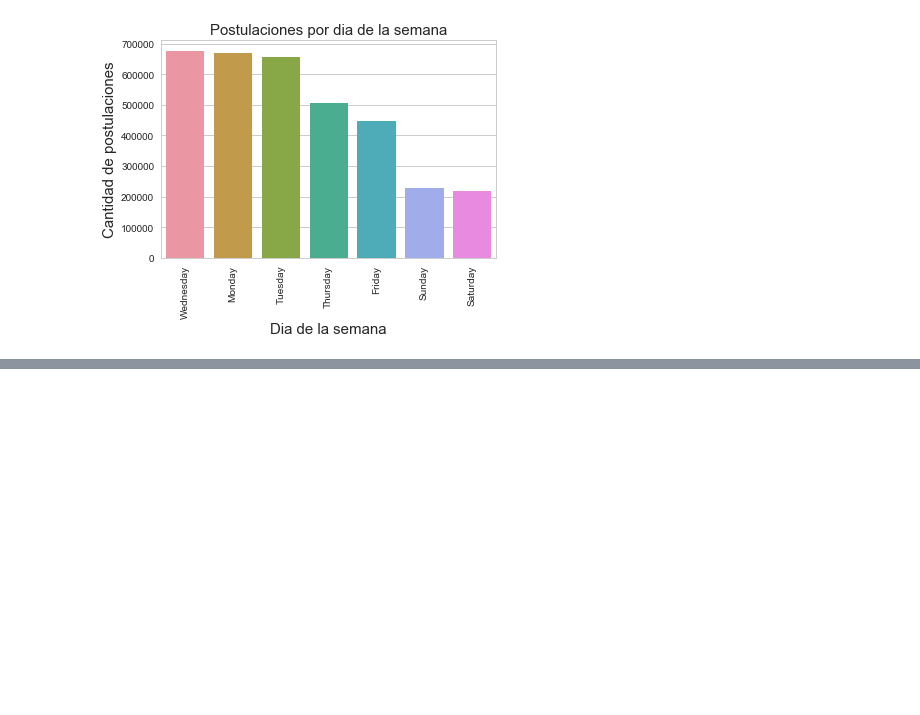
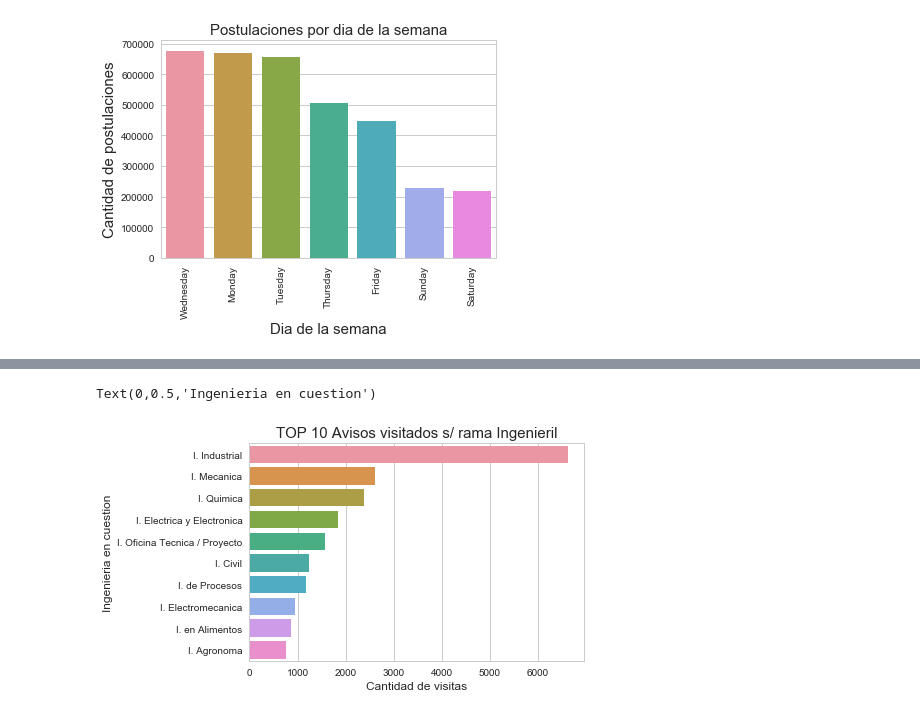
Before and after one commit to silvestriandres/BackUP, a Jupyter notebook: TrabajoPractico01_Analisis.ipynb, the cells around one changed output, grey strips where cells are left out. Cells and saved outputs as stored; diff of their text form; code cells hidden in the pictures; blank space fills up the shorter version.

```diff
--- a/TrabajoPractico01_Analisis.ipynb
+++ b/TrabajoPractico01_Analisis.ipynb
@@ -798,0 +846,2 @@ Text(0.5,1,'Postulaciones por dia de la semana')
+# %%
+vistas_avisos_completas = vistas_avisos.merge(avisos_detalle,left_on='idAviso', right_on='idaviso',how='left')
@@ -798,0 +878,22 @@ Text(0.5,1,'Postulaciones por dia de la semana')
+# %%
+vistas_avisos_completas.loc[vistas_avisos_completas.nombre_area == 'Ingeniería  Eléctrica y Electrónica', 'nombre_area'] = 'Ingeniería Eléctrica y Electrónica'
+vistas_avisos_completas.loc[vistas_avisos_completas.nombre_area == 'Ingeniería  Mecánica', 'nombre_area'] = 'Ingeniería Mecánica'
+vistas_avisos_completas.loc[vistas_avisos_completas.nombre_area == 'Ingeniería  Industrial', 'nombre_area'] = 'Ingeniería Industrial'
+vistas_avisos_completas.loc[vistas_avisos_completas.nombre_area == 'Ingeniería  Automotriz', 'nombre_area'] = 'Ingeniería Automotriz'
+vistas_avisos_completas.loc[vistas_avisos_completas.nombre_area == 'Ingeniería  Metalurgica', 'nombre_area'] = 'Ingeniería Metalurgica'
+# %%
+## LIMPIAMOS LOS ACENTOS QUE NOS TRAEN PROBLEMAS A LA HORA DE GRAFICAR.
+vistas_avisos_completas['nombre_area'] = vistas_avisos_completas['nombre_area'].str.replace("á", "a")
+vistas_avisos_completas['nombre_area'] = vistas_avisos_completas['nombre_area'].str.replace("é", "e")
+vistas_avisos_completas['nombre_area'] = vistas_avisos_completas['nombre_area'].str.replace("í", "i")
+vistas_avisos_completas['nombre_area'] = vistas_avisos_completas['nombre_area'].str.replace("ó", "o")
+vistas_avisos_completas['nombre_area'] = vistas_avisos_completas['nombre_area'].str.replace("ú", "u")
+# %%
+filtrado_ingenieria = vistas_avisos_completas[vistas_avisos_completas['nombre_area'].str.contains("Ingen", na=False)]
+filtrado_ingenieria['nombre_area'] = filtrado['nombre_area'].str.replace("Ingenieria", "I.")
+filtrado_ingenieria['nombre_area'] = filtrado['nombre_area'].str.replace("Ingenierias", "I.")
+
+filtrado_ingenieria = filtrado_ingenieria[filtrado_ingenieria['nombre_area'].str.contains("I. ", na=False)]
+
+diez_ingenierias = filtrado_ingenieria['nombre_area'].value_counts()[:10]
+diez_ingenierias
@@ -798,0 +922,8 @@ Text(0.5,1,'Postulaciones por dia de la semana')
+# %%
+g = sns.barplot(x= diez_ingenierias.values, y=diez_ingenierias.index)
+g.set_title("TOP 10 Avisos visitados s/ rama Ingenieril", fontsize=15)
+g.set_xlabel("Cantidad de visitas", fontsize=12)
+g.set_ylabel("Ingenieria en cuestion", fontsize=12)
+# %% [output]
+Text(0,0.5,'Ingenieria en cuestion')
+[figure, added]
```
Also changed, not shown: parts of 17 cells of this notebook.
